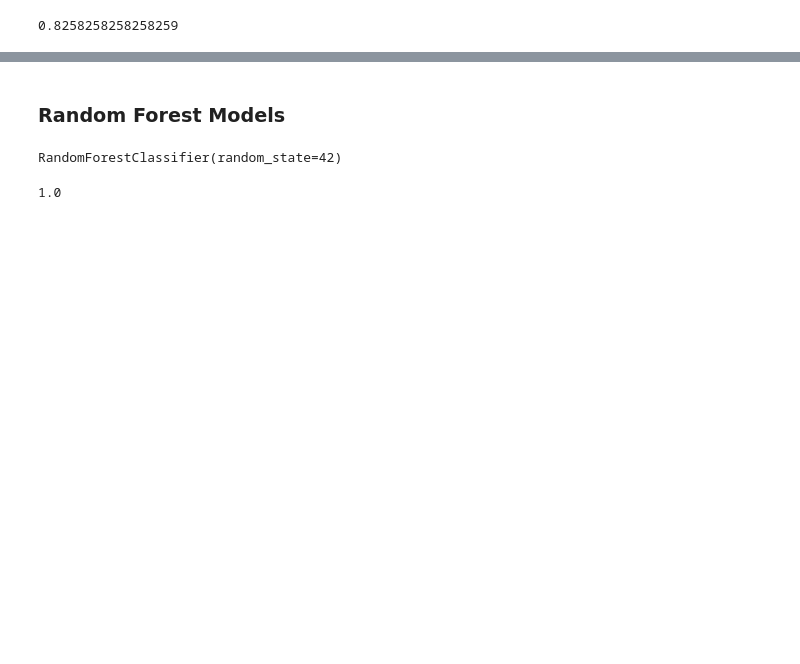
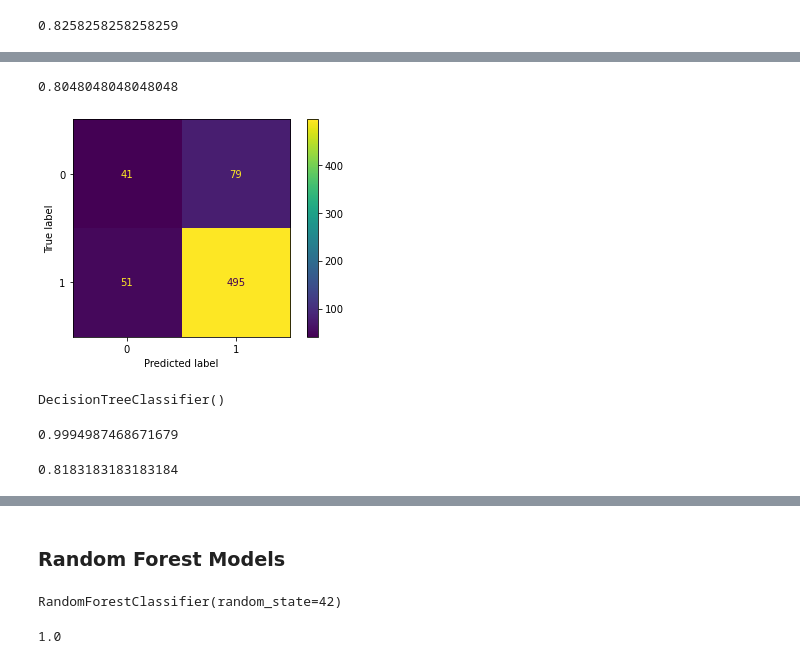
Before and after one commit to smashley-eakland/tweet-nlp-analysis, a Jupyter notebook: NLP.ipynb, the cells around one changed output, grey strips where cells are left out. Drawn from its saved outputs; the diff is of its cells as text; code cells hidden in the pictures; blank space fills up the shorter version.

```diff
--- a/NLP.ipynb
+++ b/NLP.ipynb
@@ -432,0 +714,22 @@ mnb2.score(X_val_tf, y_val)
+# %%
+dt1.score(X_val_tf, y_val)
+# %% [output]
+0.8048048048048048
+# %%
+plot_confusion_matrix(dt1, X_val_tf, y_val);
+# %% [output]
+[figure, added]
+# %%
+#DecisionTree with restricted TF-IDF vocab using min_df param
+dt2 = DecisionTreeClassifier()
+dt2.fit(X_train_tfidf, y_t)
+# %% [output]
+DecisionTreeClassifier()
+# %%
+dt2.score(X_train_tfidf, y_t)
+# %% [output]
+0.9994987468671679
+# %%
+dt2.score(X_val_tfidf, y_val)
+# %% [output]
+0.8183183183183184
```
Also changed, not shown: parts of 120 cells of this notebook.
